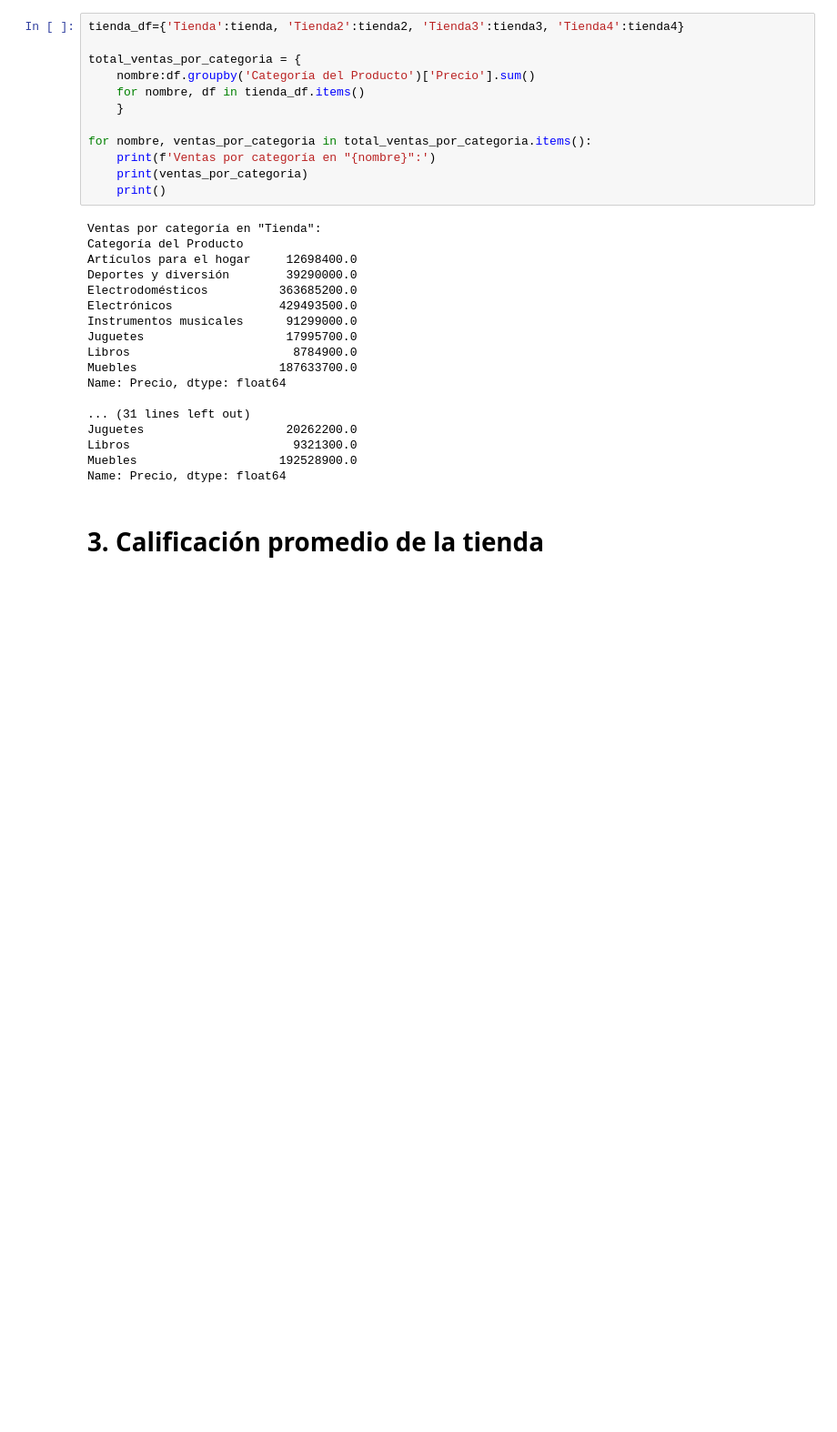
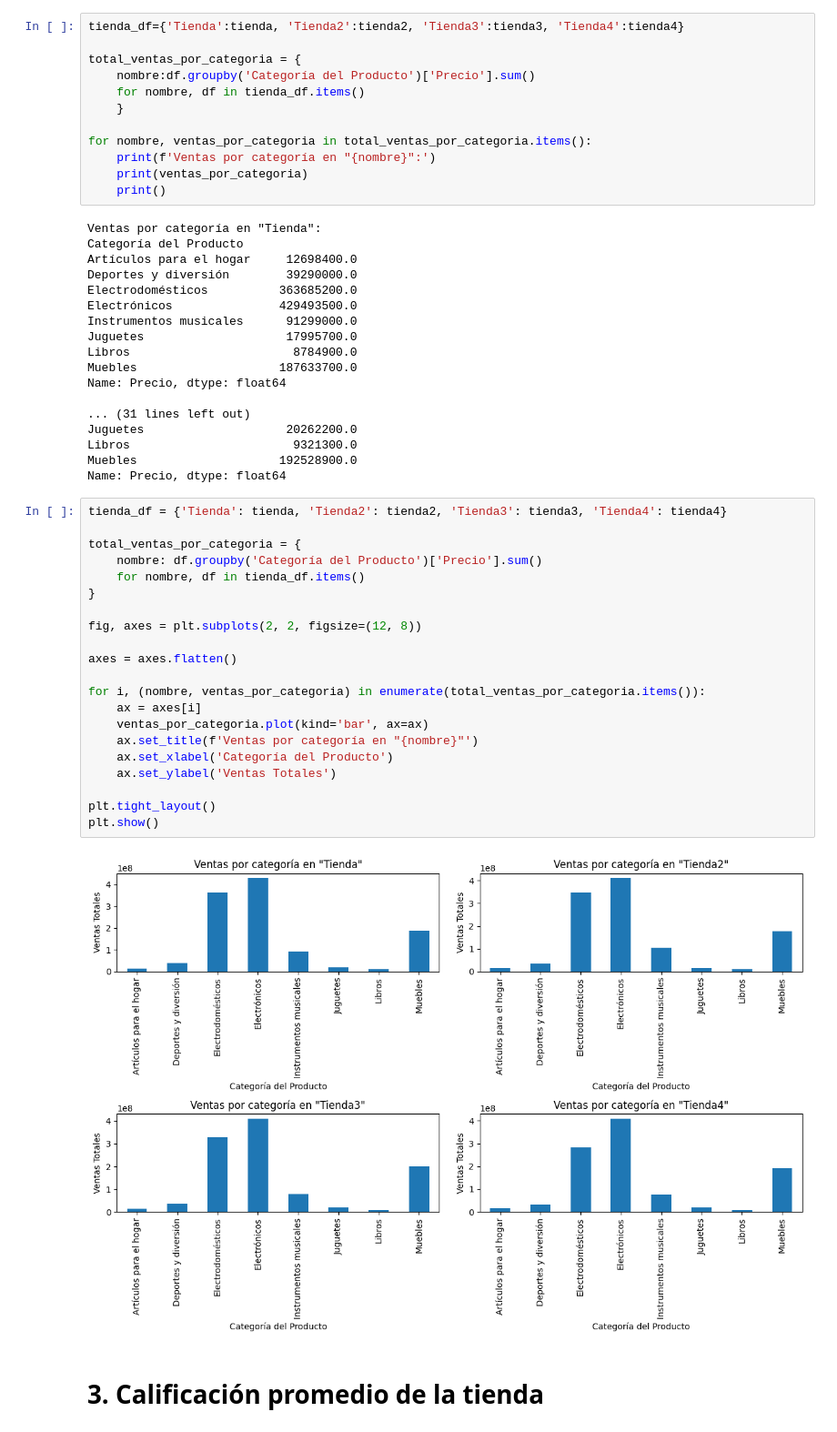
Before and after one commit to sallylpez/Desafio_Alura_Data_science, a Jupyter notebook: AluraStoreLatam.ipynb, the cells around one changed output. Shown at 91% size. Cells and saved outputs as stored; diff of their text form; blank space fills up the shorter version.

```diff
--- a/AluraStoreLatam.ipynb
+++ b/AluraStoreLatam.ipynb
@@ -180,6 +189,29 @@ Juguetes                    20262200.0
 Libros                       9321300.0
 Muebles                    192528900.0
 Name: Precio, dtype: float64
+# %%
+tienda_df = {'Tienda': tienda, 'Tienda2': tienda2, 'Tienda3': tienda3, 'Tienda4': tienda4}
+
+total_ventas_por_categoria = {
+    nombre: df.groupby('Categoría del Producto')['Precio'].sum()
+    for nombre, df in tienda_df.items()
+}
+
+fig, axes = plt.subplots(2, 2, figsize=(12, 8))
+
+axes = axes.flatten()
+
+for i, (nombre, ventas_por_categoria) in enumerate(total_ventas_por_categoria.items()):
+    ax = axes[i]
+    ventas_por_categoria.plot(kind='bar', ax=ax)
+    ax.set_title(f'Ventas por categoría en "{nombre}"')
+    ax.set_xlabel('Categoría del Producto')
+    ax.set_ylabel('Ventas Totales')
+
+plt.tight_layout()
+plt.show()
+# %% [output]
+[figure, added]
 # %% [markdown]
 # 3. Calificación promedio de la tienda
 # %%
```
Also changed, not shown: parts of 2 cells of this notebook.
